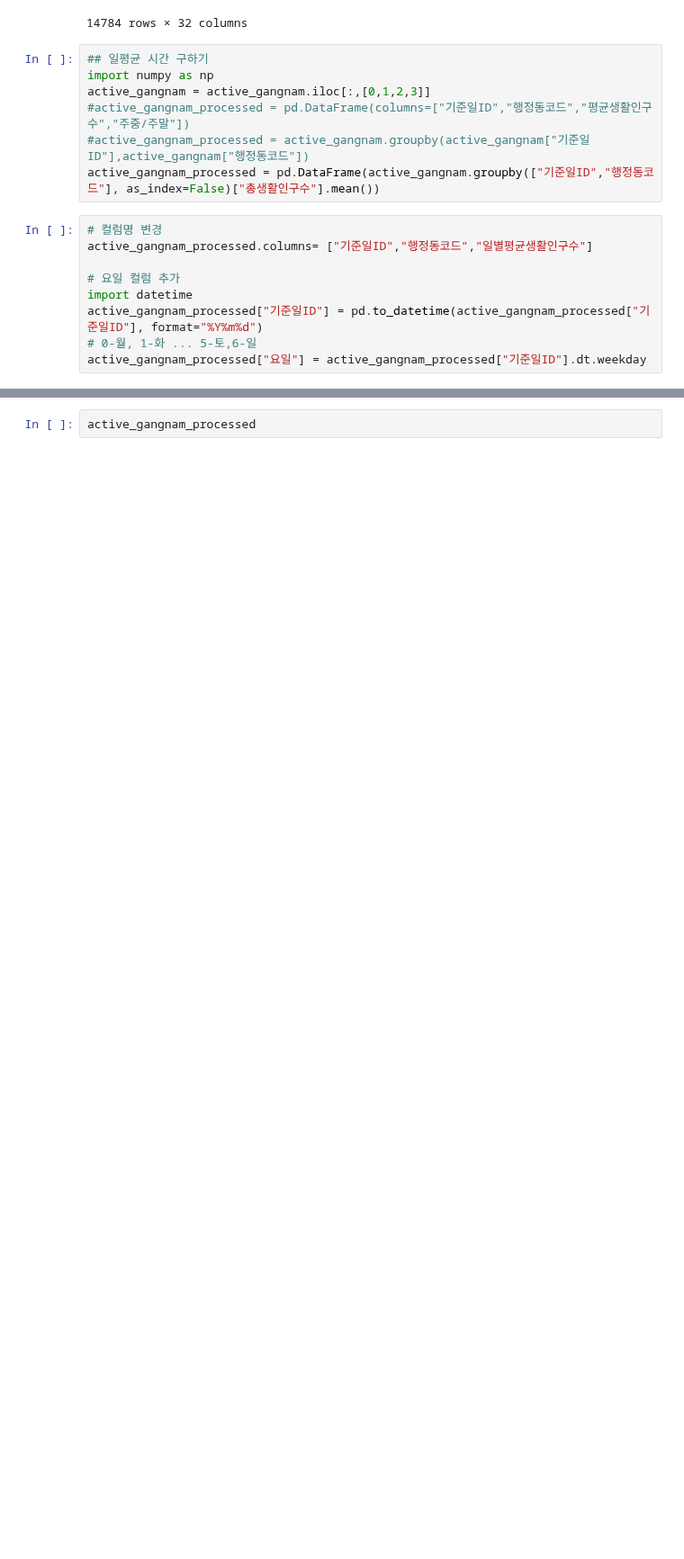
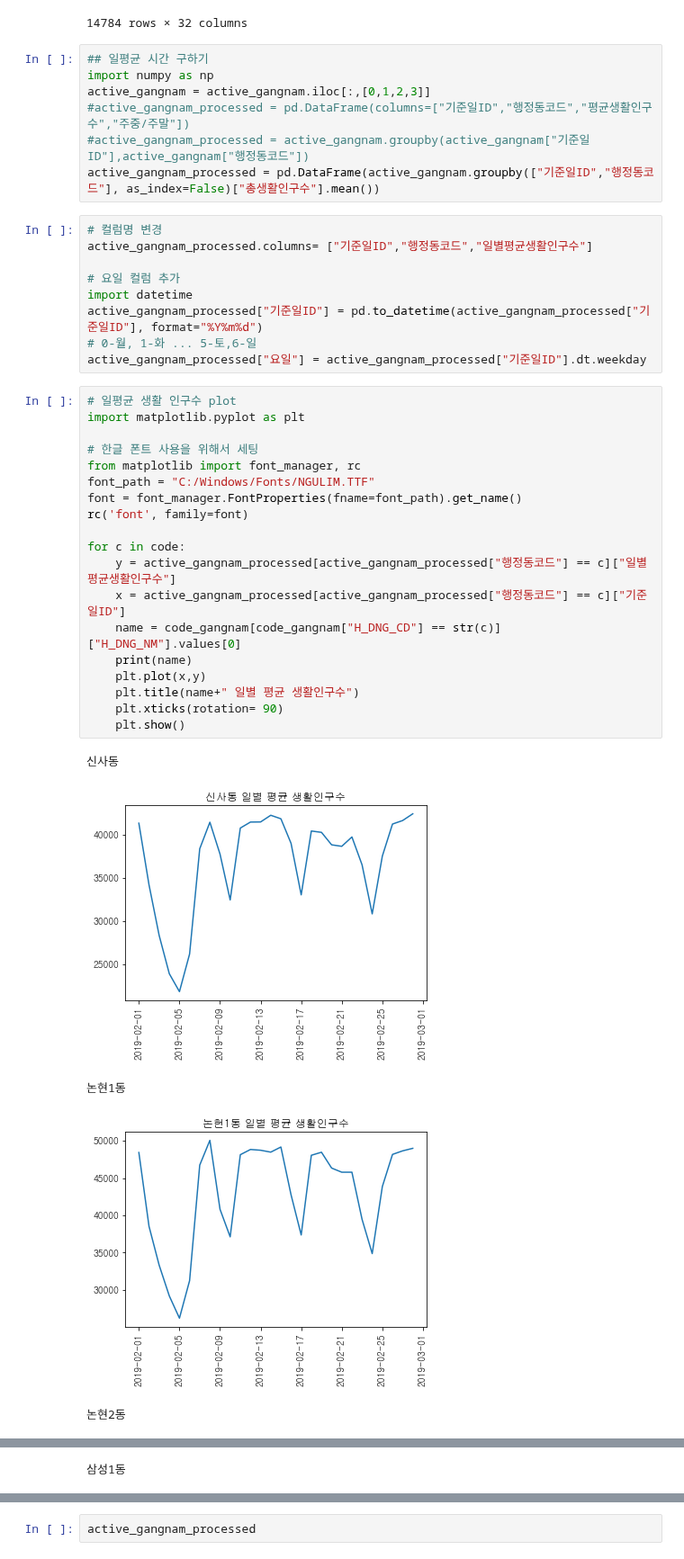
Before and after one commit to POSdata-Sales-Prediction/Store-operation-consulting, a Jupyter notebook: gangnam_active_people.ipynb, the cells around one changed output, grey strips where cells are left out. Shown at 90% size. Cells and saved outputs as stored; diff of their text form; blank space fills up the shorter version.

Commit message:
강남구 행정동별 일평균생활인구수 plot

```diff
--- a/gangnam_active_people.ipynb
+++ b/gangnam_active_people.ipynb
@@ -103,3 +103,28 @@ import datetime
 active_gangnam_processed["기준일ID"] = pd.to_datetime(active_gangnam_processed["기준일ID"], format="%Y%m%d")
 # 0-월, 1-화 ... 5-토,6-일
 active_gangnam_processed["요일"] = active_gangnam_processed["기준일ID"].dt.weekday
+# %%
+# 일평균 생활 인구수 plot
+import matplotlib.pyplot as plt
+
+# 한글 폰트 사용을 위해서 세팅
+from matplotlib import font_manager, rc
+font_path = "C:/Windows/Fonts/NGULIM.TTF"
+font = font_manager.FontProperties(fname=font_path).get_name()
+rc('font', family=font)
+
+for c in code:
+    y = active_gangnam_processed[active_gangnam_processed["행정동코드"] == c]["일별평균생활인구수"]
+    x = active_gangnam_processed[active_gangnam_processed["행정동코드"] == c]["기준일ID"]
+    name = code_gangnam[code_gangnam["H_DNG_CD"] == str(c)]["H_DNG_NM"].values[0]
+    print(name)
+    plt.plot(x,y)
+    plt.title(name+" 일별 평균 생활인구수")
+    plt.xticks(rotation= 90)
+    plt.show()
+# %% [output]
+신사동
+[figure, added]
+논현1동
+[figure, added]
+논현2동
@@ -105,0 +132 @@ active_gangnam_processed["요일"] = active_gangnam_processed["기준일ID"].dt.
+삼성1동
```
Also changed, not shown: parts of 2 cells of this notebook.
